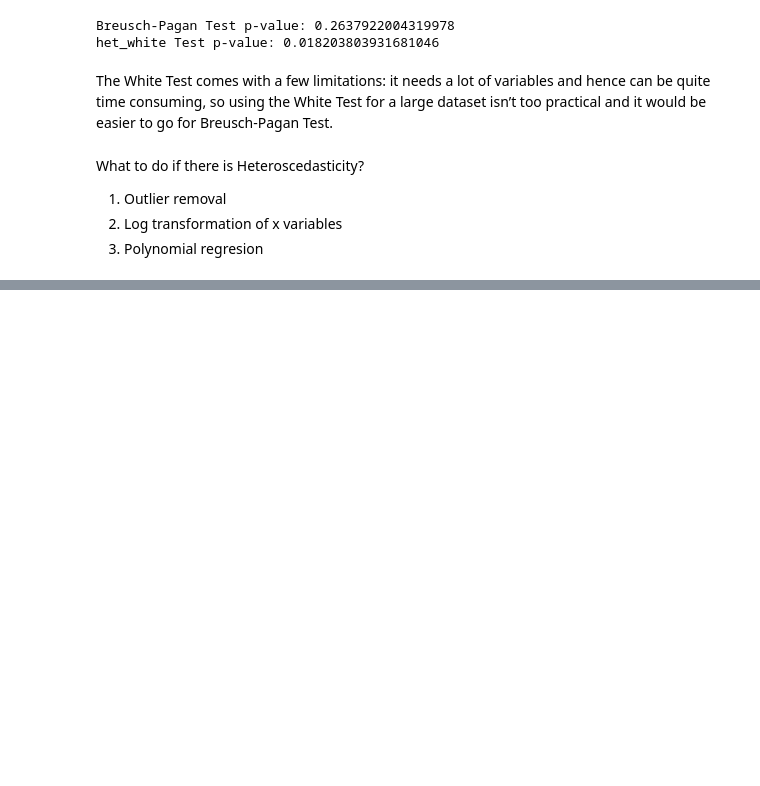
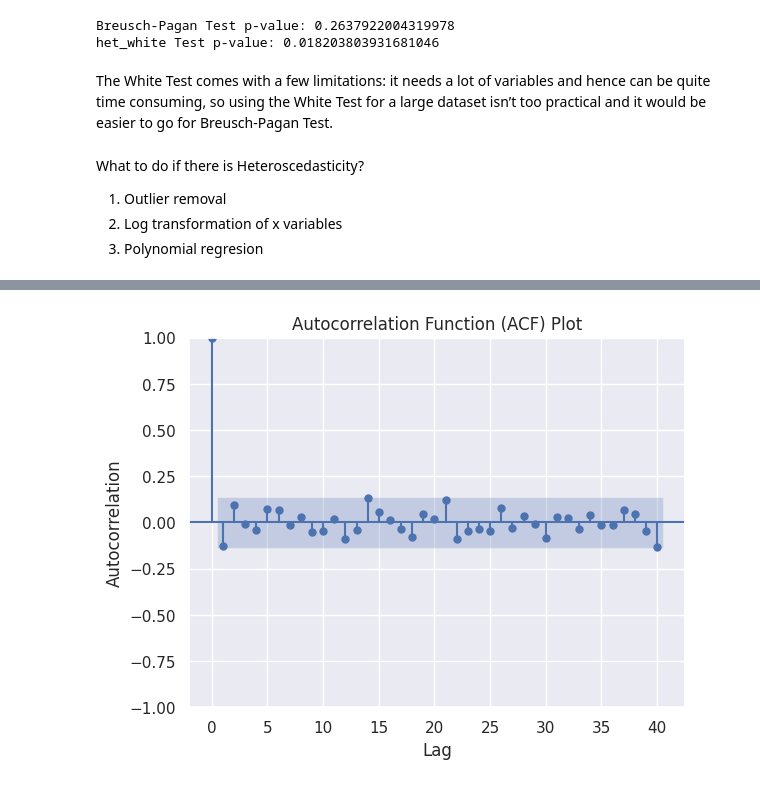
Before and after one commit to NarotGit/Assumptions-of-Linear-Regression, a Jupyter notebook: Assumptions_of_linear_regression.ipynb, the cells around one changed output, grey strips where cells are left out. Cells and saved outputs as stored; diff of their text form; code cells hidden in the pictures; blank space fills up the shorter version.

```diff
--- a/Assumptions_of_linear_regression.ipynb
+++ b/Assumptions_of_linear_regression.ipynb
@@ -216,0 +217,9 @@ If perfect multicollinearity is detected, remove one of the correlated variables
+# %%
+# partial autocorrelation
+sm.graphics.tsa.plot_pacf(residuals, lags=40)
+plt.xlabel('Lag')
+plt.ylabel('Autocorrelation')
+plt.title('Autocorrelation Function (ACF) Plot')
+plt.show()
+# %% [output]
+[figure, added]
```
Also changed, not shown: parts of 54 cells of this notebook.
